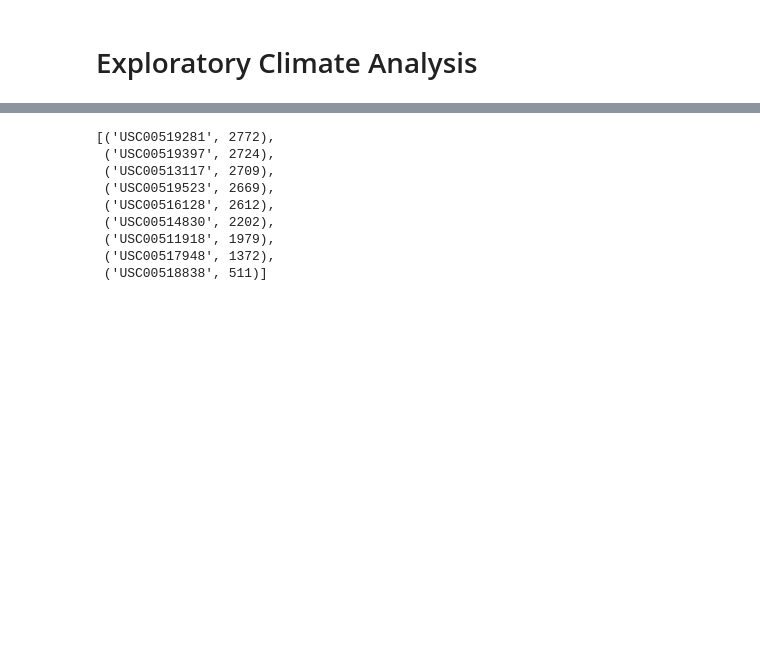
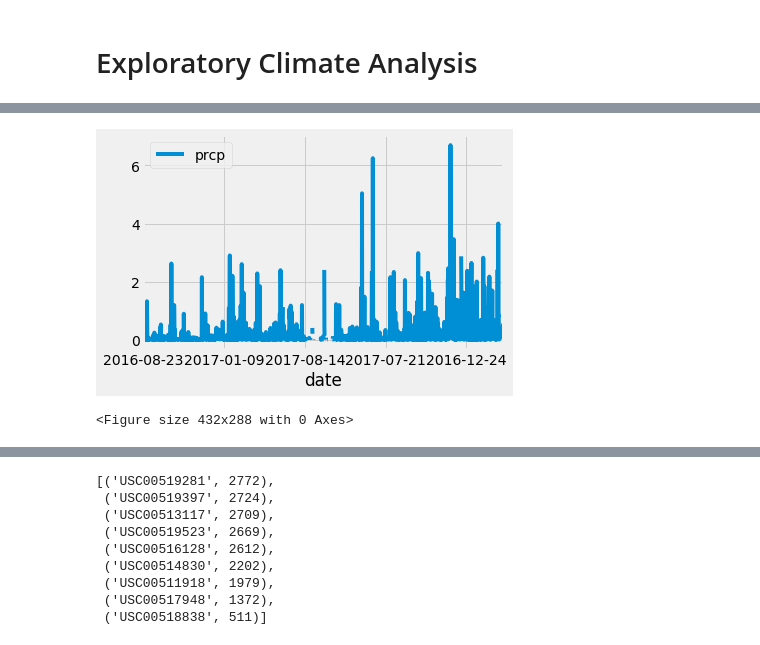
Before and after one commit to hmakhlouf/Surf_U_HW10, a Jupyter notebook: climate_starter.ipynb, the cells around one changed output, grey strips where cells are left out. Cells and saved outputs as stored; diff of their text form; code cells hidden in the pictures; blank space fills up the shorter version.

```diff
--- a/climate_starter.ipynb
+++ b/climate_starter.ipynb
@@ -125,2 +146,12 @@ plt.show()
+# %%
+df.plot()
+plt.tight_layout()
+plt.show()
+
+
+plt.savefig("prcp.png")
+# %% [output]
+[figure, added]
+<Figure size 432x288 with 0 Axes>
 # %%
 # Use Pandas to calcualte the summary statistics for the precipitation data
```
Also changed, not shown: parts of 40 cells of this notebook, 5 other files.
